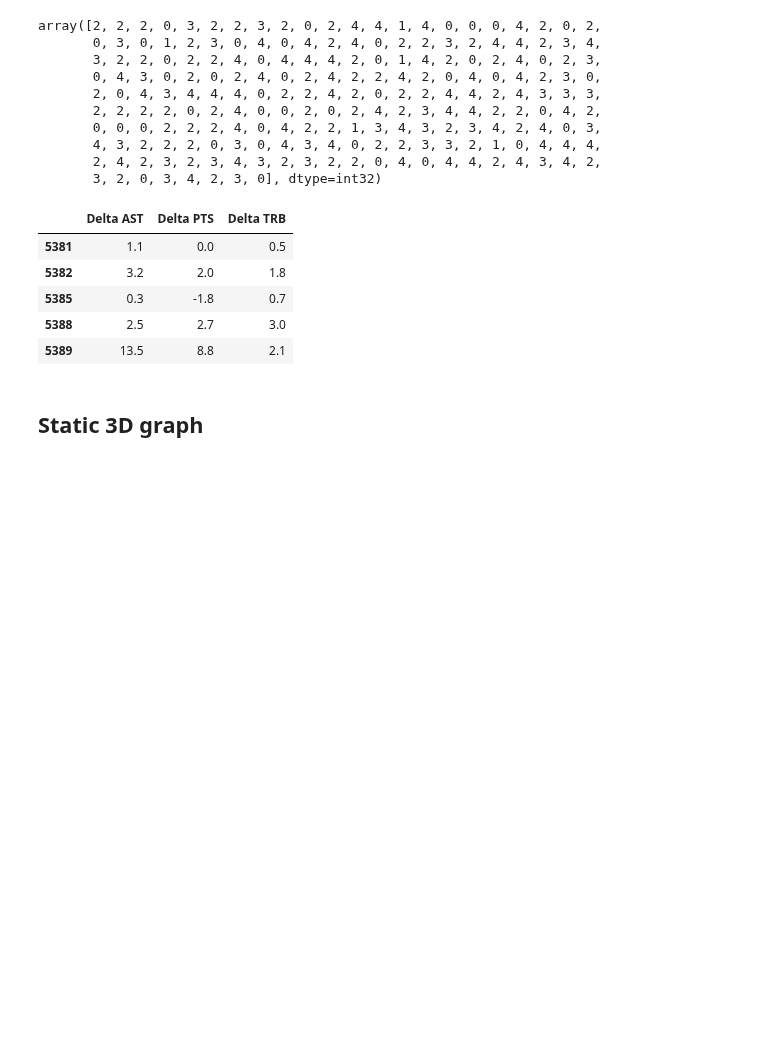
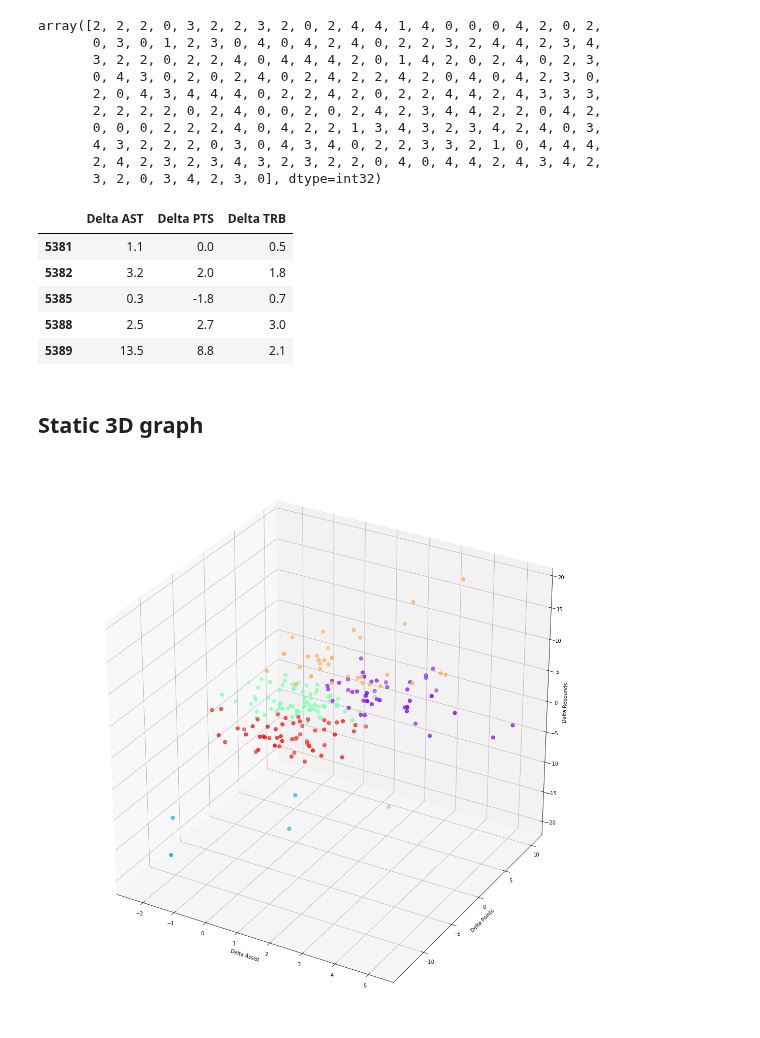
Before and after one commit to victoria-yining-huang/NBA-MIP, a Jupyter notebook: clustering.ipynb, the cells around one changed output. Drawn from its saved outputs; the diff is of its cells as text; code cells hidden in the pictures; blank space fills up the shorter version.

Commit message:
rotated static clustering graph

```diff
--- a/clustering.ipynb
+++ b/clustering.ipynb
@@ -157,21 +157,23 @@ subset_2.head()
 # %%
 rcParams['figure.figsize'] = 20,20
 fig = plt.figure()
 ax = fig.add_subplot(111, projection='3d')
 
-x = subset_2.Delta AST
-y = T
-z = TS_Pts_RA.RA
+x = subset_2["Delta TRB"]
+y = subset_2["Delta PTS"]
+z = subset_2["Delta AST"]
 
 
 
 ax.scatter(x, y, z, c=kmeans.labels_, cmap='rainbow', s=50, marker='o')
 
-ax.set_xlabel('True Shooting Percentage')
-ax.set_ylabel('Points')
-ax.set_zlabel('Rebound+Assist')
+ax.set_xlabel('Delta Assist')
+ax.set_ylabel('Delta Points')
+ax.set_zlabel('Delta Rebounds')
 
 plt.show()
+# %% [output]
+[figure, added]
 # %%
 
 fig = px.scatter_3d(subset_2, x=subset_2["Delta AST"], y=subset_2["Delta PTS"], z=subset_2["Delta TRB"],
```
